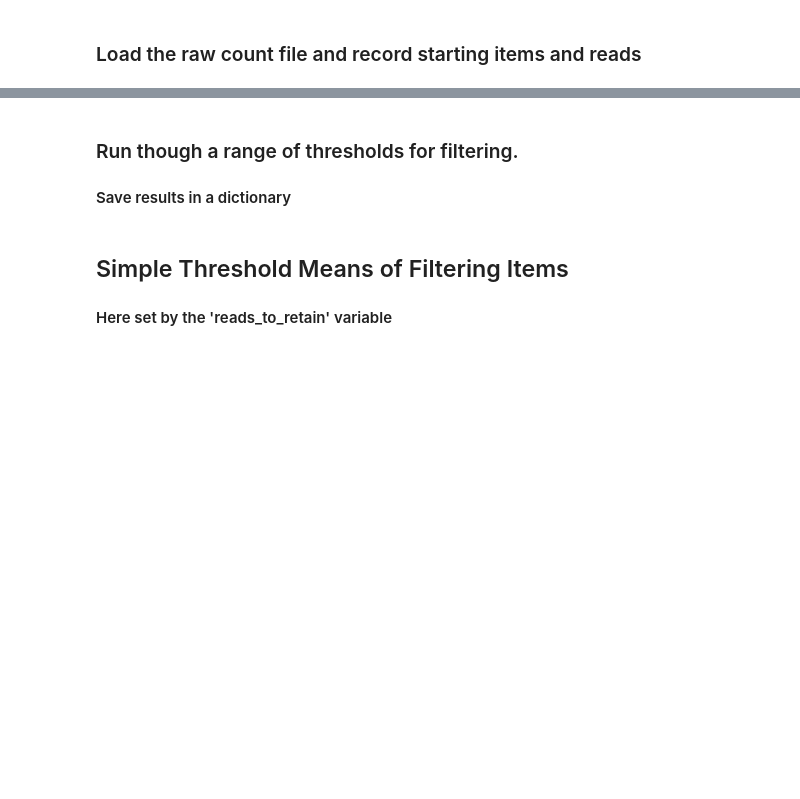
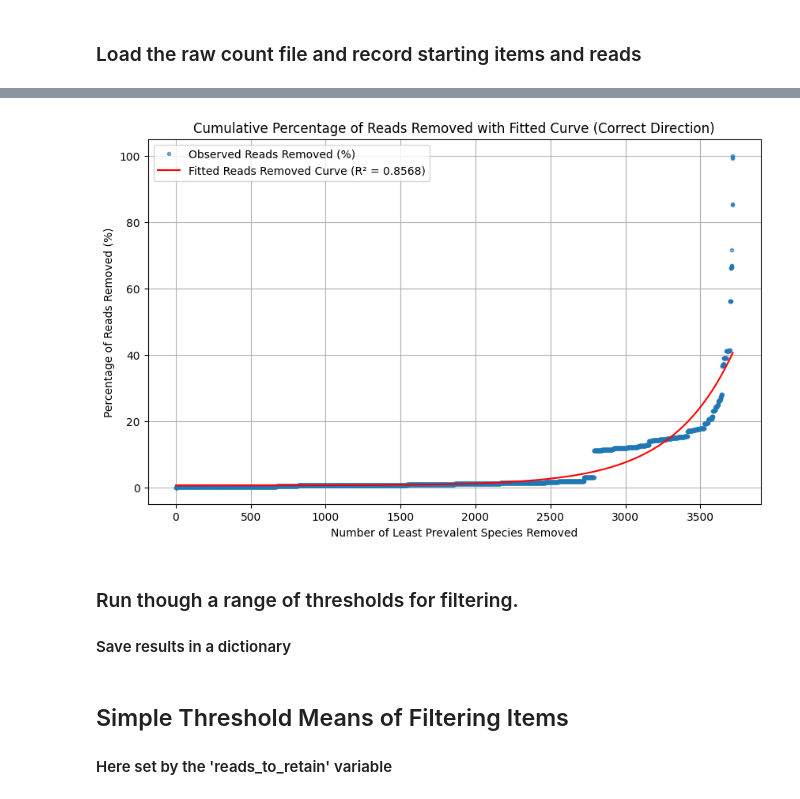
Before and after one commit to motleystate/moonstone, a Jupyter notebook: moonstone/filtering/ReadFiltering_ComputingThreshold.ipynb, the cells around one changed output, grey strips where cells are left out. Cells and saved outputs as stored; diff of their text form; code cells hidden in the pictures; blank space fills up the shorter version.

```diff
--- a/moonstone/filtering/ReadFiltering_ComputingThreshold.ipynb
+++ b/moonstone/filtering/ReadFiltering_ComputingThreshold.ipynb
@@ -43,3 +92,36 @@ Name: percent present, Length: 782482, dtype: float64
+# %%
+# Sort by percent present ascending (least prevalent species removed first)
+sorted_metrics = taxa_metrics.sort_values(by='percent present', ascending=True).reset_index(drop=True)
+x_removal = np.arange(0, len(sorted_metrics) + 1)
+y_total_reads = np.concatenate(([0], sorted_metrics['total reads'].cumsum().values))
+y_total_reads_removed = y_total_reads  # Cumulative reads removed
+
+# Express percentage of reads removed
+reads_removed_percentage = (y_total_reads_removed / sorted_metrics['total reads'].sum()) * 100
+
+# Fit sigmoid to percentage of reads removed
+popt_sigmoid_final, _ = curve_fit(generalized_sigmoid, x_removal, reads_removed_percentage, p0=[100, -0.01, len(x_removal) / 2, 0], maxfev=5000)
+
+# Predicted values from fitted curve
+y_fit_removed_final = generalized_sigmoid(x_removal, *popt_sigmoid_final)
+
+# R² calculation
+ss_tot_final = np.sum((reads_removed_percentage - np.mean(reads_removed_percentage)) ** 2)
+ss_res_final = np.sum((reads_removed_percentage - y_fit_removed_final) ** 2)
+r_squared_final = 1 - (ss_res_final / ss_tot_final)
+
+# Plot
+plt.figure(figsize=(10, 6))
+plt.plot(x_removal, reads_removed_percentage, 'o', markersize=3, label='Observed Reads Removed (%)', alpha=0.6)
+plt.plot(x_removal, y_fit_removed_final, color='red', label=f'Fitted Reads Removed Curve (R² = {r_squared_final:.4f})')
+plt.xlabel('Number of Least Prevalent Species Removed')
+plt.ylabel('Percentage of Reads Removed (%)')
+plt.title('Cumulative Percentage of Reads Removed with Fitted Curve (Correct Direction)')
+plt.grid(True)
+plt.legend()
+plt.show()
+# %% [output]
+[figure, added]
 # %% [markdown]
 ### Run though a range of thresholds for filtering.
 #### Save results in a dictionary
```
Also changed, not shown: parts of 7 cells of this notebook, 2 other files.
